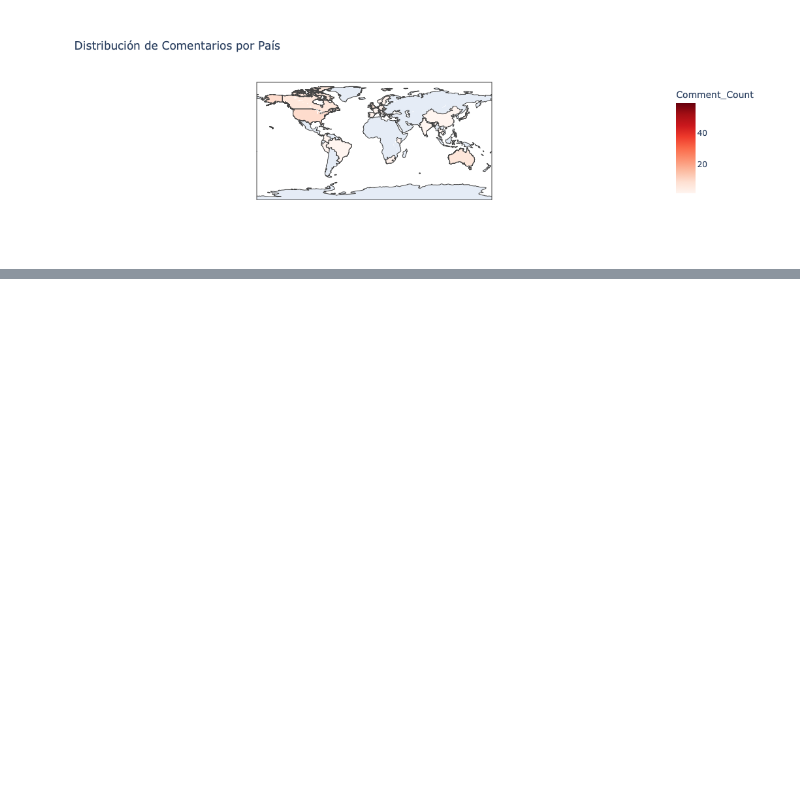
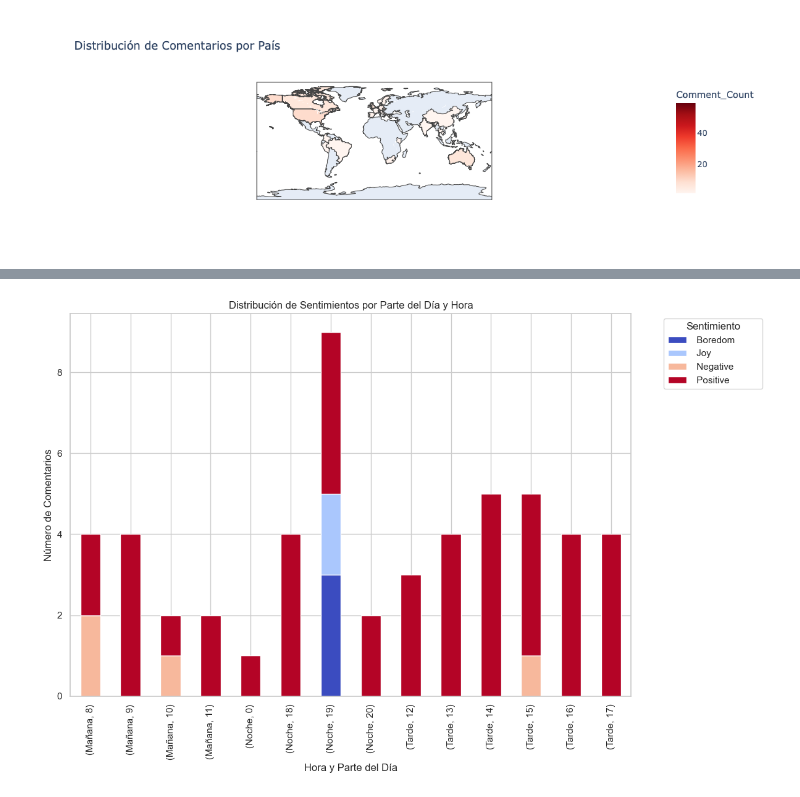
Before and after one commit to XimeBaez/proyecto-M3, a Jupyter notebook: codigo_proyecto_m3.ipynb, the cells around one changed output, grey strips where cells are left out. Drawn from its saved outputs; the diff is of its cells as text; code cells hidden in the pictures; blank space fills up the shorter version.

```diff
--- a/codigo_proyecto_m3.ipynb
+++ b/codigo_proyecto_m3.ipynb
@@ -191,0 +401,16 @@ fig.show()
+# %%
+# Convertir la columna 'fecha y hora' a datetime
+df['fecha y hora'] = pd.to_datetime(df['fecha y hora'])
+
+# Crear una nueva columna 'hora' y 'parte_del_dia'
+df['hora'] = df['fecha y hora'].dt.hour
+df['parte_del_dia'] = df['hora'].apply(lambda x: 'Mañana' if 5 <= x < 12 else ('Tarde' if 12 <= x < 18 else 'Noche'))
+
+# Filtrar para obtener solo los sentimientos positivos y negativos
+df_filtered = df[df['sentimiento'].isin([' Positive  ', ' Negative  ',  ' Joy          ', ' Boredom         '])]
+
+# Calcular la distribución de sentimientos positivos y negativos por parte del día y hora
+sentimientos_por_periodo_y_hora = df_filtered.groupby(['parte_del_dia', 'hora'])['sentimiento'].value_counts().unstack().fillna(0)
+
+# Mostrar la tabla
+print(sentimientos_por_periodo_y_hora)
@@ -191,0 +434,23 @@ fig.show()
+# %%
+# Configurar el estilo de los gráficos
+sns.set(style='whitegrid')
+
+# Crear una tabla de datos para la visualización
+sentimientos_por_periodo_y_hora = df_filtered.groupby(['parte_del_dia', 'hora'])['sentimiento'].value_counts().unstack().fillna(0)
+
+# Crear un gráfico de barras apiladas
+sentimientos_por_periodo_y_hora.plot(kind='bar', stacked=True, figsize=(12, 8), colormap='coolwarm')
+
+# Añadir título y etiquetas
+plt.title('Distribución de Sentimientos por Parte del Día y Hora')
+plt.xlabel('Hora y Parte del Día')
+plt.ylabel('Número de Comentarios')
+plt.legend(title='Sentimiento', bbox_to_anchor=(1.05, 1), loc='upper left')
+
+# Ajustar el layout para que no se corten las etiquetas
+plt.tight_layout()
+
+# Mostrar el gráfico
+plt.show()
+# %% [output]
+[figure, added]
```
Also changed, not shown: parts of 12 cells of this notebook, 1 other file.
